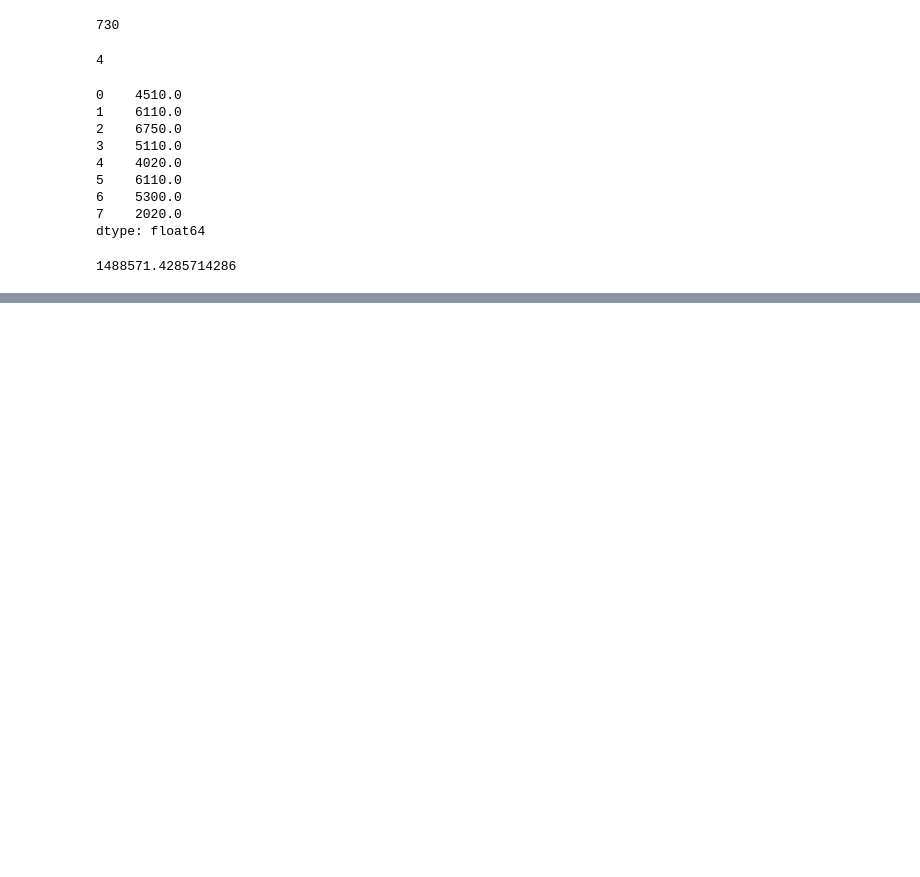
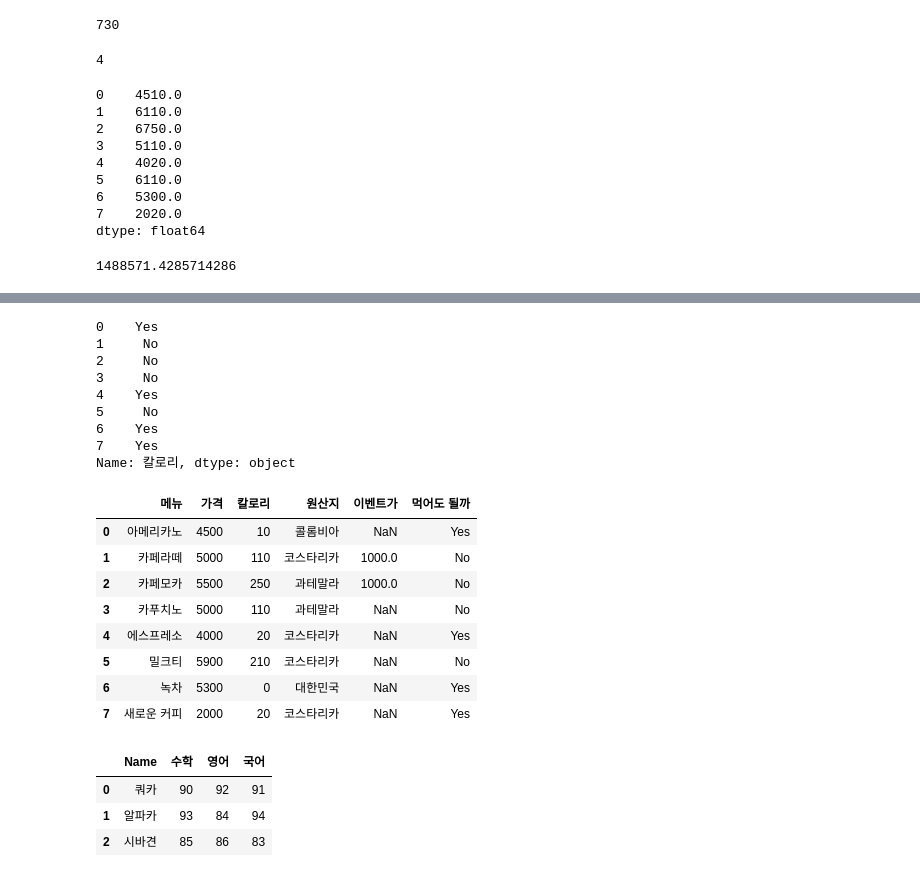
Before and after one commit to YoungriKIM/Engineer_Big_Data_Analysis, a Jupyter notebook: 퇴근후딴짓/part1/ch2/selfstudy.ipynb, the cells around one changed output, grey strips where cells are left out. Drawn from its saved outputs; the diff is of its cells as text; code cells hidden in the pictures; blank space fills up the shorter version.

```diff
--- a/퇴근후딴짓/part1/ch2/selfstudy.ipynb
+++ b/퇴근후딴짓/part1/ch2/selfstudy.ipynb
@@ -873,0 +946,46 @@ df['가격'].var()
+# %%
+# apply 사용하기
+
+def cal(x):
+    if x >= 100: return 'No'
+    else: return 'Yes'
+
+# 확인
+display(df['칼로리'].apply(cal))
+
+# 열로 추가
+df['먹어도 될까'] = df['칼로리'].apply(cal)
+df
+# %% [output]
+0    Yes
+1     No
+2     No
+3     No
+4    Yes
+5     No
+6    Yes
+7    Yes
+Name: 칼로리, dtype: object
+|  | 메뉴 | 가격 | 칼로리 | 원산지 | 이벤트가 | 먹어도 될까 |
+| 0 | 아메리카노 | 4500 | 10 | 콜롬비아 | NaN | Yes |
+| 1 | 카페라떼 | 5000 | 110 | 코스타리카 | 1000.0 | No |
+| 2 | 카페모카 | 5500 | 250 | 과테말라 | 1000.0 | No |
+| 3 | 카푸치노 | 5000 | 110 | 과테말라 | NaN | No |
+| 4 | 에스프레소 | 4000 | 20 | 코스타리카 | NaN | Yes |
+| 5 | 밀크티 | 5900 | 210 | 코스타리카 | NaN | No |
+| 6 | 녹차 | 5300 | 0 | 대한민국 | NaN | Yes |
+| 7 | 새로운 커피 | 2000 | 20 | 코스타리카 | NaN | Yes |
+# %%
+# melt 사용해보기
+import pandas as pd
+df = pd.DataFrame({'Name': {0: '쿼카', 1: '알파카', 2: '시바견'},
+                   '수학': {0: 90, 1: 93, 2: 85},
+                   '영어': {0: 92, 1: 84, 2: 86},
+                   '국어': {0: 91, 1: 94, 2: 83},})
+
+df
+# %% [output]
+|  | Name | 수학 | 영어 | 국어 |
+| 0 | 쿼카 | 90 | 92 | 91 |
+| 1 | 알파카 | 93 | 84 | 94 |
+| 2 | 시바견 | 85 | 86 | 83 |
```
Also changed, not shown: parts of 17 cells of this notebook.
